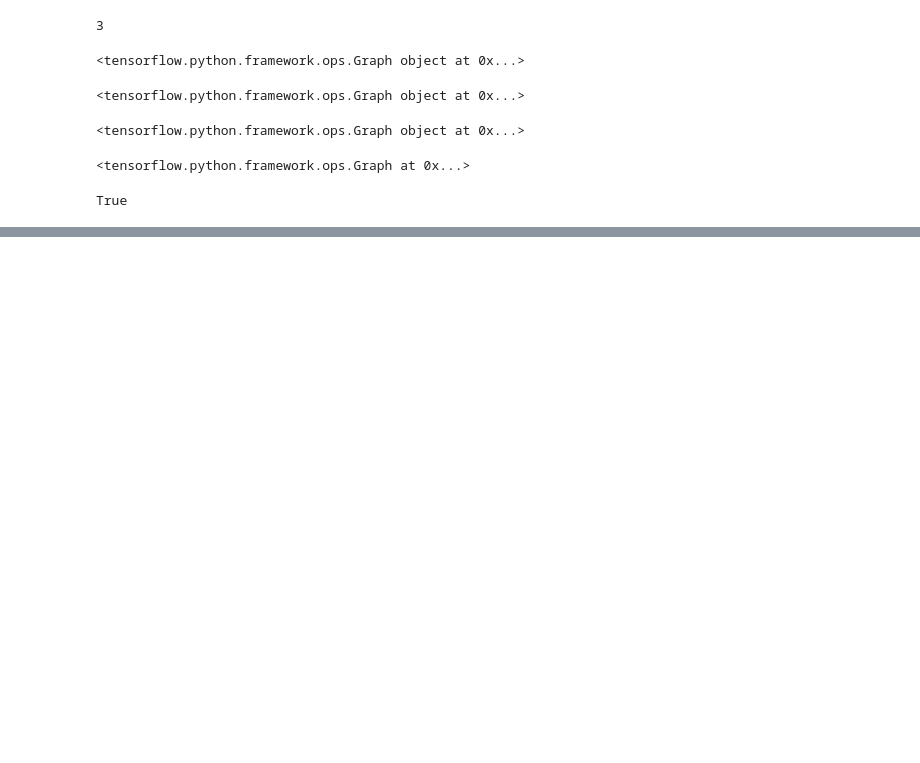
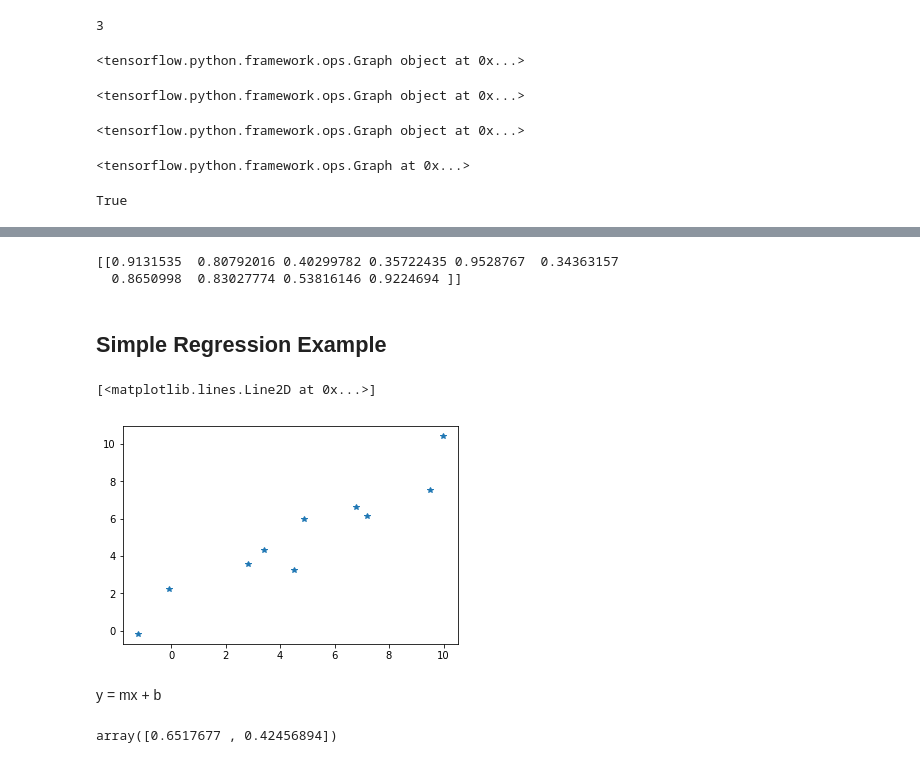
Before and after one commit to subodh2708/deep-learning--tensorflow-version-1, a Jupyter notebook: tensor flow notebook Practice.ipynb, the cells around one changed output, grey strips where cells are left out. Saved outputs shown, nothing was run; the diff lists cells and outputs as text; code cells hidden in the pictures; blank space fills up the shorter version.

```diff
--- a/tensor flow notebook Practice.ipynb
+++ b/tensor flow notebook Practice.ipynb
@@ -342,0 +445,22 @@ True
+# %%
+print(layer_out)
+# %% [output]
+[[0.9131535  0.80792016 0.40299782 0.35722435 0.9528767  0.34363157
+  0.8650998  0.83027774 0.53816146 0.9224694 ]]
+# %% [markdown]
+## Simple Regression Example
+# %%
+x_data = np.linspace(0,10,10) + np.random.uniform(-1.5,1.5,10)
+# %%
+y_label = np.linspace(0,10,10) + np.random.uniform(-1.5,1.5,10)
+# %%
+plt.plot(x_data,y_label,'*')
+# %% [output]
+[<matplotlib.lines.Line2D at 0x...>]
+[figure, added]
+# %% [markdown]
+y = mx + b
+# %%
+np.random.rand(2)
+# %% [output]
+array([0.6517677 , 0.42456894])
```
Also changed, not shown: parts of 79 cells of this notebook.
